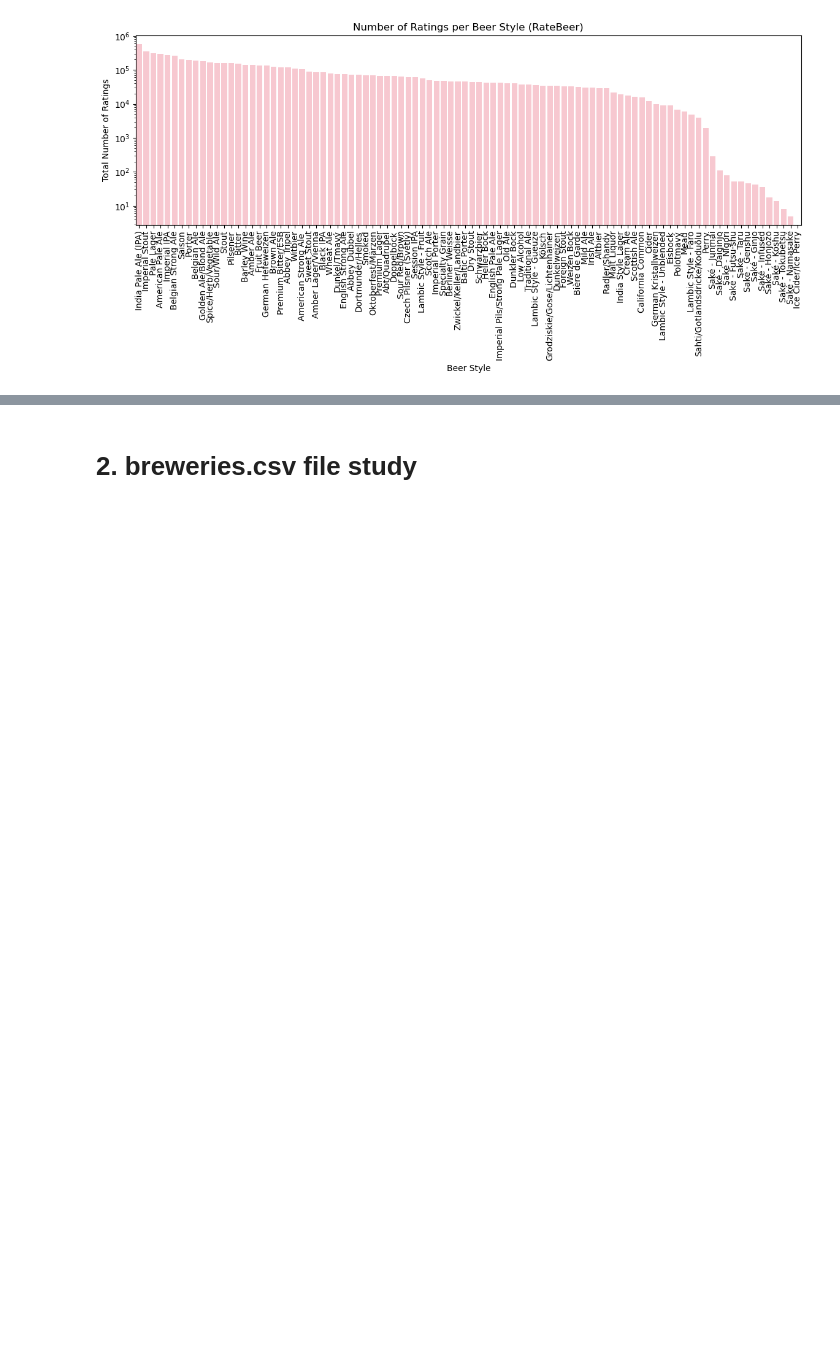
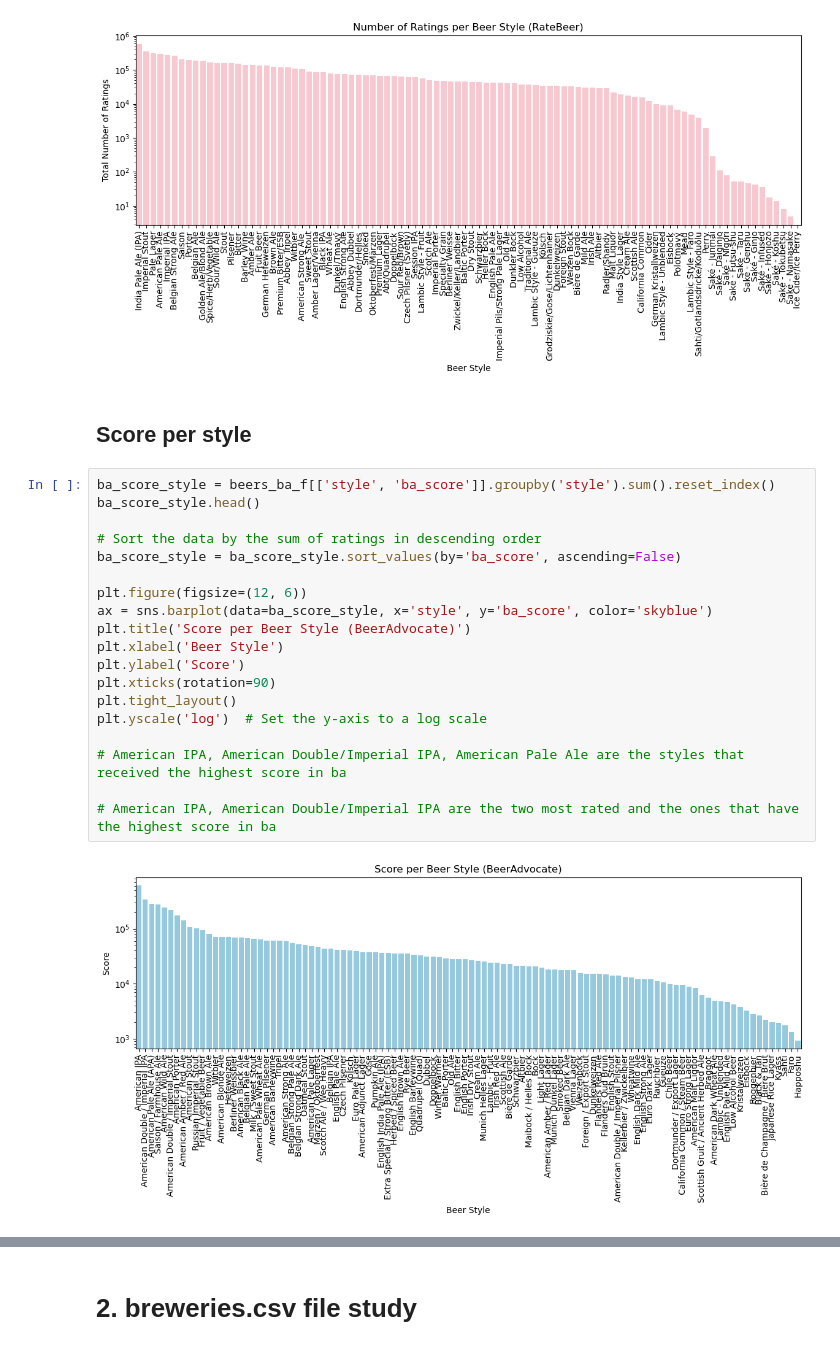
Before and after one commit to epfl-ada/ada-2023-project-dondada, a Jupyter notebook: MilestoneP2.ipynb, the cells around one changed output, grey strips where cells are left out. Saved outputs shown, nothing was run; the diff lists cells and outputs as text; blank space fills up the shorter version.

```diff
--- a/MilestoneP2.ipynb
+++ b/MilestoneP2.ipynb
@@ -657,3 +561,26 @@ plt.show()
 # India Pale Ale, Imperial Stout, Pale lager are the styles that received the highest number of ratings in rb
 # %% [output]
 [figure]
+# %% [markdown]
+## Score per style
+# %%
+ba_score_style = beers_ba_f[['style', 'ba_score']].groupby('style').sum().reset_index()
+ba_score_style.head()
+
+# Sort the data by the sum of ratings in descending order
+ba_score_style = ba_score_style.sort_values(by='ba_score', ascending=False)
+
+plt.figure(figsize=(12, 6))
+ax = sns.barplot(data=ba_score_style, x='style', y='ba_score', color='skyblue')
+plt.title('Score per Beer Style (BeerAdvocate)')
+plt.xlabel('Beer Style')
+plt.ylabel('Score')
+plt.xticks(rotation=90)
+plt.tight_layout()
+plt.yscale('log')  # Set the y-axis to a log scale
+
+# American IPA, American Double/Imperial IPA, American Pale Ale are the styles that received the highest score in ba
+
+# American IPA, American Double/Imperial IPA are the two most rated and the ones that have the highest score in ba
+# %% [output]
+[figure, added]
```
Also changed, not shown: parts of 33 cells of this notebook.
